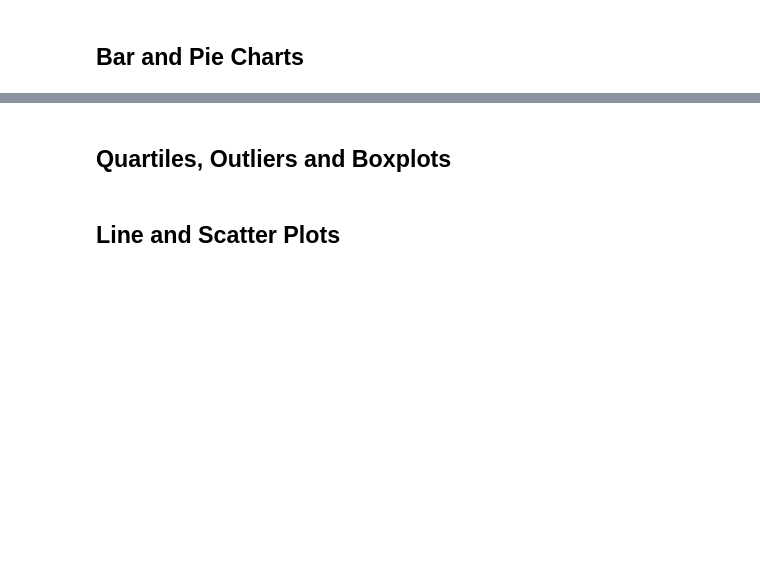
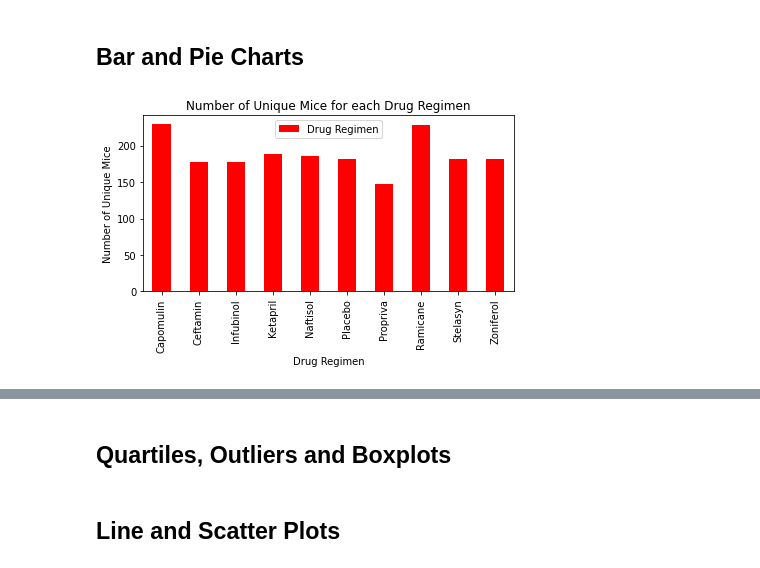
Before and after one commit to mattyk33/Pymaceuticals-Matplotlib, a Jupyter notebook: Pymaceuticals/pymaceuticals_starter.ipynb, the cells around one changed output, grey strips where cells are left out. Cells and saved outputs as stored; diff of their text form; code cells hidden in the pictures; blank space fills up the shorter version.

Commit message:
Create Bar Charts

```diff
--- a/Pymaceuticals/pymaceuticals_starter.ipynb
+++ b/Pymaceuticals/pymaceuticals_starter.ipynb
@@ -143,0 +141,20 @@ drug_analysis
+# %%
+# Generate a bar plot showing the total number of unique mice tested on each drug regimen using pandas.
+
+# Create Dataframe for count of mice for each regimen
+drug_mice_count = pd.DataFrame(drug_data["Drug Regimen"].count())
+
+# Create Bar chart
+mice_bar_chart = drug_mice_count.plot(kind='bar', title="Number of Unique Mice for each Drug Regimen", color="red")
+
+# Set the xlabel and ylabel using class methods
+mice_bar_chart.set_xlabel("Drug Regimen")
+mice_bar_chart.set_ylabel("Number of Unique Mice")
+plt.tight_layout()
+
+# Save the chart
+plt.savefig("Charts/PandaBarChart.png")
+
+plt.show()
+# %% [output]
+[figure, added]
```
Also changed, not shown: parts of 4 cells of this notebook, 2 other files.
